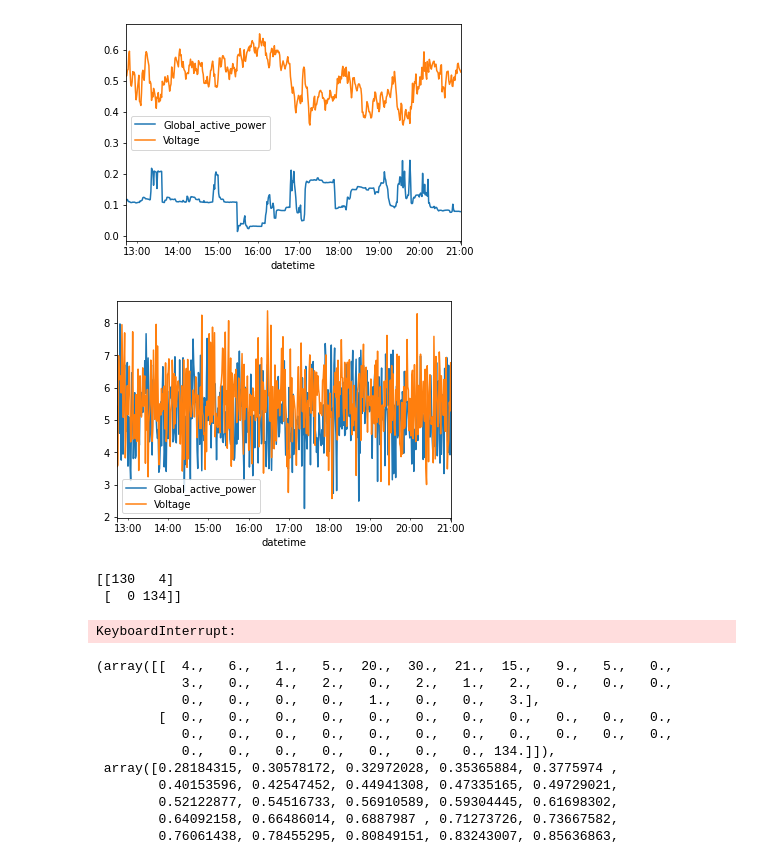
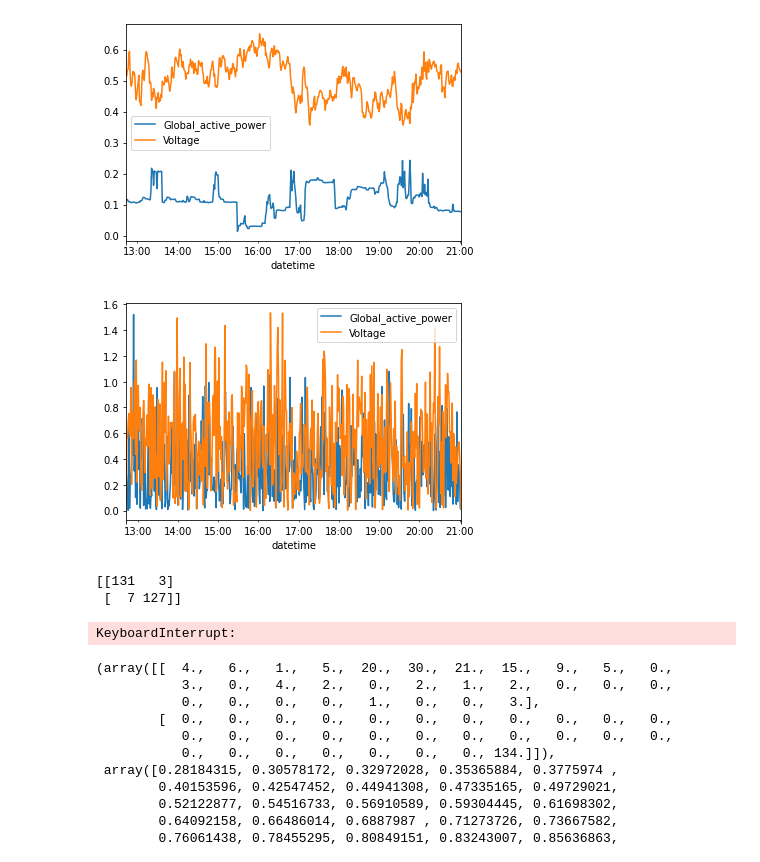
Before and after one commit to Stashq/TS-Forecasting, a Jupyter notebook: notebooks/ts-forecasting.ipynb, the cells around one changed output. Saved outputs shown, nothing was run; the diff lists cells and outputs as text; code cells hidden in the pictures.

```diff
--- a/notebooks/ts-forecasting.ipynb
+++ b/notebooks/ts-forecasting.ipynb
@@ -124,10 +125,10 @@ anomaly_dfs[0].plot();
 [figure]
 # %%
 apply_noise_on_dataframes(
-    anomaly_dfs, make_noise=white_noise, negativity="abs", loc=5, scale=1.0)
+    anomaly_dfs, make_noise=white_noise, negativity="abs", loc=0, scale=0.4)
 anomaly_dfs[0].plot();
 # %% [output]
-[figure, old version]
+[figure, new version]
 # %%
 from tsad.anomaly_detector import PredictionAnomalyDetector
 
@@ -147,13 +148,11 @@ ad.fit(
     normal_data=DataLoader(
         MultiTimeSeriesDataset(normal_dfs, tsm.window_size, tsm.target),
         batch_size=tsm.batch_size),
-    class_weight=None, verbose=True, plot=True
+    class_weight={0: 0.8, 1: 0.2}, verbose=True, plot=True
 )
-
-ad.find_anomalies(tsm.test_dataloader())
 # %% [output]
-[[130   4]
- [  0 134]]
+[[131   3]
+ [  7 127]]
 KeyboardInterrupt:
 # %%
 import numpy as np
```
Also changed, not shown: parts of 2 cells of this notebook, 4 other files.
